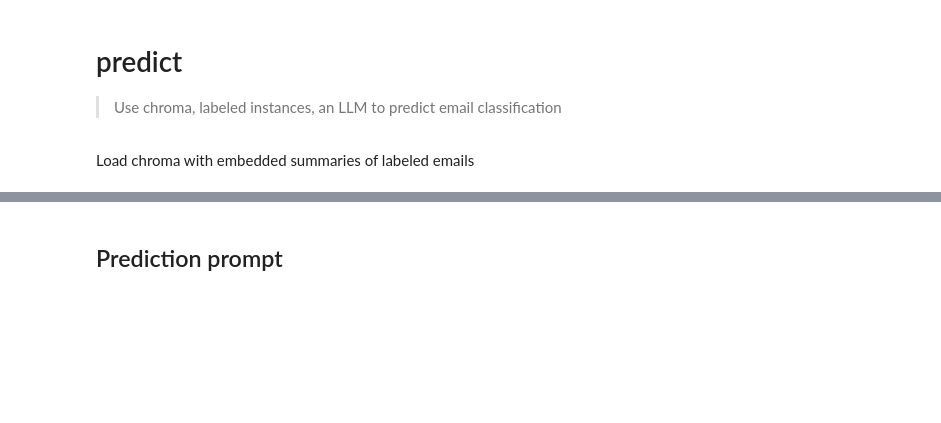
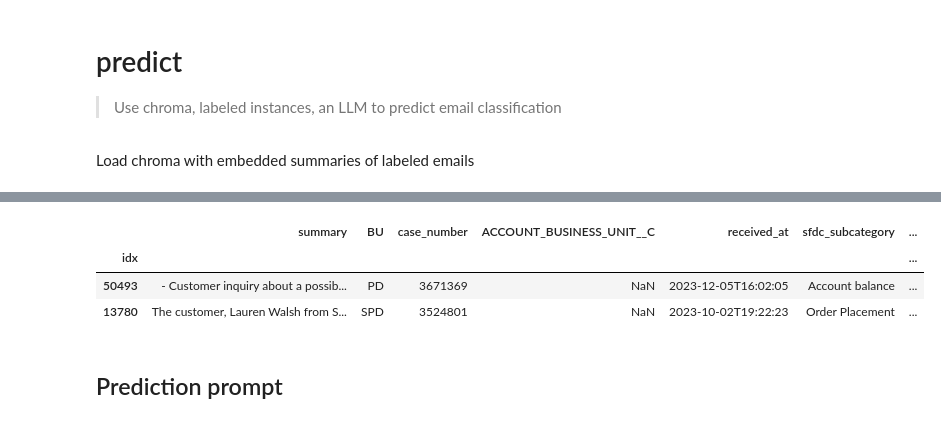
Before and after one commit to cah-jake-bergren/customer_service_email_classification, a Jupyter notebook: nbs/04_predict.ipynb, the cells around one changed output, grey strips where cells are left out. Saved outputs shown, nothing was run; the diff lists cells and outputs as text; code cells hidden in the pictures; blank space fills up the shorter version.

```diff
--- a/nbs/04_predict.ipynb
+++ b/nbs/04_predict.ipynb
@@ -42,0 +64,8 @@ Document(page_content='The email is requesting a drop ship order for Ohio State
+# %%
+test_frame = chroma_document_frame.loc[test_idx, :]
+test_frame.head(2)
+# %% [output]
+|  | summary | BU | case_number | ACCOUNT_BUSINESS_UNIT__C | received_at | sfdc_subcategory | ... |
+| idx |  |  |  |  |  |  | ... |
+| 50493 | - Customer inquiry about a possib... | PD | 3671369 | NaN | 2023-12-05T16:02:05 | Account balance | ... |
+| 13780 | The customer, Lauren Walsh from S... | SPD | 3524801 | NaN | 2023-10-02T19:22:23 | Order Placement | ... |
```
Also changed, not shown: parts of 25 cells of this notebook, 11 other files.
